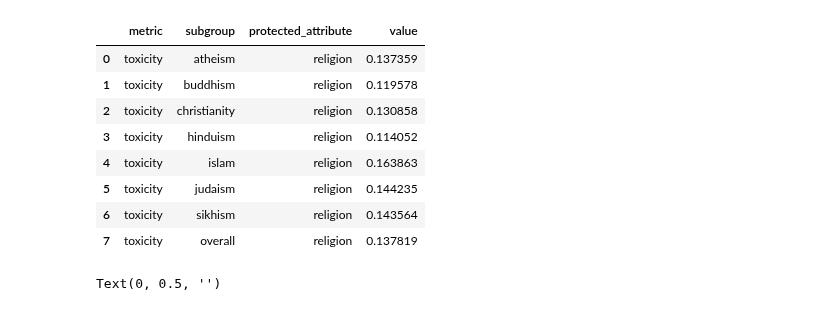
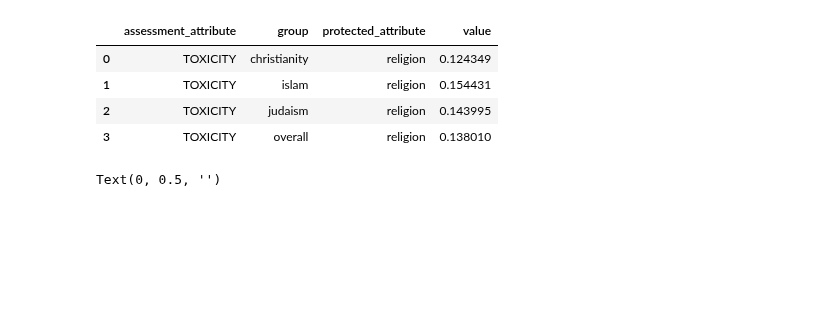
Before and after one commit to credo-ai/credoai_lens, a Jupyter notebook: demos/nlp_generator_demo.ipynb, the cells around one changed output. Cells and saved outputs as stored; diff of their text form; code cells hidden in the pictures; blank space fills up the shorter version.

Commit message:
updated for extended text attribute assessment

```diff
--- a/demos/nlp_generator_demo.ipynb
+++ b/demos/nlp_generator_demo.ipynb
@@ -119,19 +140,21 @@ Instructions on how to obtain a Perspective API Key are available [here](https:/
 from googleapiclient import discovery
 from time import sleep
 
-API_KEY = 'x'
-pause_duration = 1.0/60
+perspective_assessment_attribute = 'TOXICITY'
+
+API_KEY = 'AIzaSyCss-928cGkkTa0FWGxB9NTxseiBYYAg3Q'
+pause_duration = 1.0/60  # seconds
 
 client = discovery.build(
-  "commentanalyzer",
-  "v1alpha1",
-  developerKey=API_KEY,
-  discoveryServiceUrl="https://commentanalyzer.googleapis.com/$discovery/rest?version=v1alpha1",
-  cache_discovery=False
+    "commentanalyzer",
+    "v1alpha1",
+    developerKey=API_KEY,
+    discoveryServiceUrl="https://commentanalyzer.googleapis.com/$discovery/rest?version=v1alpha1",
+    cache_discovery=False
 )
 
-def perspective(txt):
-  sleep(pause_duration)
-  analyze_request = {'comment': { 'text': txt }, 'requestedAttributes': {'TOXICITY': {}}, 'languages': ['en']}
-  response = client.comments().analyze(body=analyze_request).execute()
-  return response['attributeScores']['TOXICITY']['summaryScore']['value']
+def perspective_assessment_fun(txt):
+    sleep(pause_duration)
+    analyze_request = {'comment': { 'text': txt }, 'requestedAttributes': {perspective_assessment_attribute: {}}, 'languages': ['en']}
+    response = client.comments().analyze(body=analyze_request).execute()
+    return response['attributeScores'][perspective_assessment_attribute]['summaryScore']['value']
@@ -138,11 +171,13 @@ def perspective(txt):
 # %%
-analyzer_2 = NLPGeneratorAnalyzer(
-    generation_fun=text_generator,
-    toxicity_fun=perspective)
+analyzer_perspective = NLPGeneratorAnalyzer(
+    generation_fun=gpt2_text_generator,
+    assessment_fun=perspective_assessment_fun,
+    assessment_attribute=perspective_assessment_attribute)
 
 
-res = analyzer_2.run(
+res_perspective = analyzer_perspective.run(
     protected_attribute='religion',
-    n_iterations=20,
-    subgroups='all')
+    n_iterations=3,
+    groups=['judaism', 'islam', 'christianity']
+    )
 # %% [output]
@@ -169,16 +187,12 @@ INFO:absl:Performing Iteration 20 of 20 for religion
 # %%
-results = analyzer_2.prepare_results()
-results
+results_perspective = analyzer_perspective.prepare_results()
+results_perspective
 # %% [output]
-|  | metric | subgroup | protected_attribute | value |
-| 0 | toxicity | atheism | religion | 0.137359 |
-| 1 | toxicity | buddhism | religion | 0.119578 |
-| 2 | toxicity | christianity | religion | 0.130858 |
-| 3 | toxicity | hinduism | religion | 0.114052 |
-| 4 | toxicity | islam | religion | 0.163863 |
-| 5 | toxicity | judaism | religion | 0.144235 |
-| 6 | toxicity | sikhism | religion | 0.143564 |
-| 7 | toxicity | overall | religion | 0.137819 |
+|  | assessment_attribute | group | protected_attribute | value |
+| 0 | TOXICITY | christianity | religion | 0.124349 |
+| 1 | TOXICITY | islam | religion | 0.154431 |
+| 2 | TOXICITY | judaism | religion | 0.143995 |
+| 3 | TOXICITY | overall | religion | 0.138010 |
 # %%
 fig = plt.figure(figsize=(8,4), dpi=300)
 fig.patch.set_facecolor('white')
```
Also changed, not shown: parts of 22 cells of this notebook, 1 other file.
